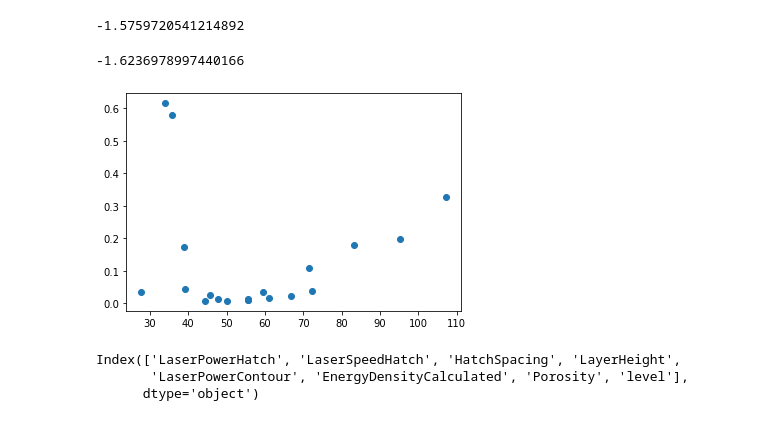
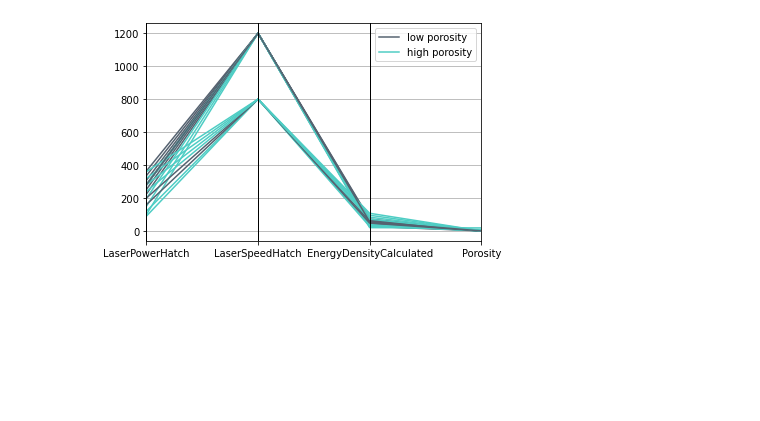
Before and after one commit to wgobrien/am-research, a Jupyter notebook: notebooks/research_paper_analysis.ipynb, the cells around one changed output. Cells and saved outputs as stored; diff of their text form; code cells hidden in the pictures; blank space fills up the shorter version.

Commit message:
Little bit of this little bit of that, visualizations, data scaling, model tweaking etc etc

```diff
--- a/notebooks/research_paper_analysis.ipynb
+++ b/notebooks/research_paper_analysis.ipynb
@@ -6,2 +10,3 @@ from sklearn.linear_model import LinearRegression
 # %%
-params = pd.read_csv("../data/interim/interim_data.csv")
+param_data = pd.read_csv("../data/interim/interim_data.csv")
+param_data.head()
@@ -18,0 +20,17 @@ dropped columns
+# %%
+drop_cols = ["ID","StudySample","HatchOffsetFromCountour", "LaserPowerContour","HatchSpacing", "MicroCTScan", "Machine", "Powder","LayerHeight"]
+for col in drop_cols:
+    try:
+        # dropping unnecessary columns, put into error catching so the program doesn't quit if one of these are already dropped or doesnt exist
+        param_data = param_data.drop(col, axis=1)
+        print(f"dropped {col}")
+    except:
+        print(f"already dropped {col}")
+try:
+    # dropping outliers
+    param_data = param_data.drop([10,14,9], axis=0).reset_index(drop=True)
+except:
+    print('already dropped outliers')
+
+# reorder to put label (Porosity) to make label selection easy (can index last column with [:,-1])
+param_data = param_data[["LaserPowerHatch","LaserSpeedHatch","EnergyDensityCalculated","Porosity"]]
@@ -19,2 +92,7 @@ dropped columns
 # %%
-params['level']  = pd.qcut(params.Porosity, q=[0, 0.5, 1.0], labels =['low','high'])
+cols = ['LaserPowerHatch', 'LaserSpeedHatch', 'EnergyDensityCalculated', 'Porosity']
+param_data['level']  = pd.qcut(param_data.Porosity, q=[0, 0.5, 1.0], labels =['low porosity','high porosity'])
+pd.plotting.parallel_coordinates(param_data, class_column='level', cols=cols, color=('#556270', '#4ECDC4', '#C7F464'))
+plt.show()
+# %% [output]
+[figure, added]
@@ -29,35 +98,0 @@ test_data = params.drop(train_data.index).sample(frac=1, random_state=seed).rese
-# %%
-train_vals = train_data.values
-test_vals = test_data.values
-X = train_vals[:,-3].reshape(-1,1)
-y = train_vals[:,-2].reshape(-1, 1)
-
-Xtest = test_vals[:,-3].reshape(-1, 1)
-ytest = test_vals[:,-2].reshape(-1, 1)
-
-model2 = LinearRegression()
-model2.fit(X, y.T[0])
-
-print(model2.score(Xtest, ytest))
-# %% [output]
--1.5759720541214892
-# %%
-from sklearn.neural_network import MLPRegressor
-from sklearn import svm
-
-svr_model1 = svm.SVR(kernel='poly', degree=2)
-svr_model1.fit(X, y.T[0])
-
-mlp_regressor = MLPRegressor(hidden_layer_sizes=9, solver='lbfgs',activation='tanh', max_iter=10000)
-mlp_regressor.fit(X, y.T[0])
-
-mlp_regressor.score(Xtest,ytest.T[0])
-# %% [output]
--1.6236978997440166
-# %%
-import matplotlib.pyplot as plt
-# plotting for bayesian models
-plt.plot(params.EnergyDensityCalculated, params.Porosity, 'o')
-plt.show()
-# %% [output]
-[figure, removed]
@@ -69,6 +98,0 @@ params.iloc[:,:-1] = pd.DataFrame(scale.transform(params.iloc[:,:-1]))
-# %%
-params.columns
-# %% [output]
-Index(['LaserPowerHatch', 'LaserSpeedHatch', 'HatchSpacing', 'LayerHeight',
-       'LaserPowerContour', 'EnergyDensityCalculated', 'Porosity', 'level'],
-      dtype='object')
```
Also changed, not shown: parts of 14 cells of this notebook, 18 other files.
